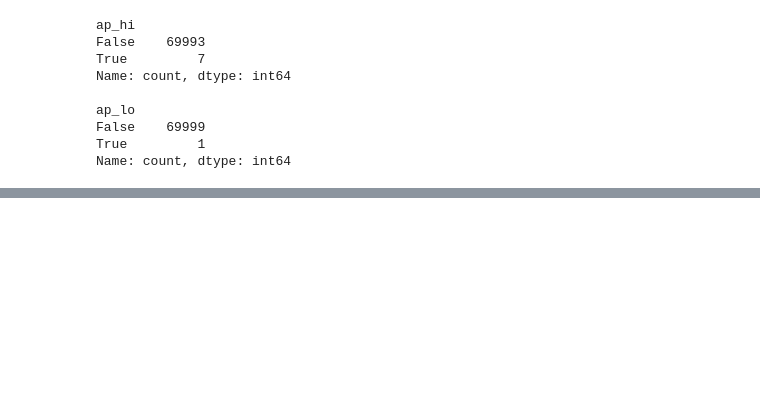
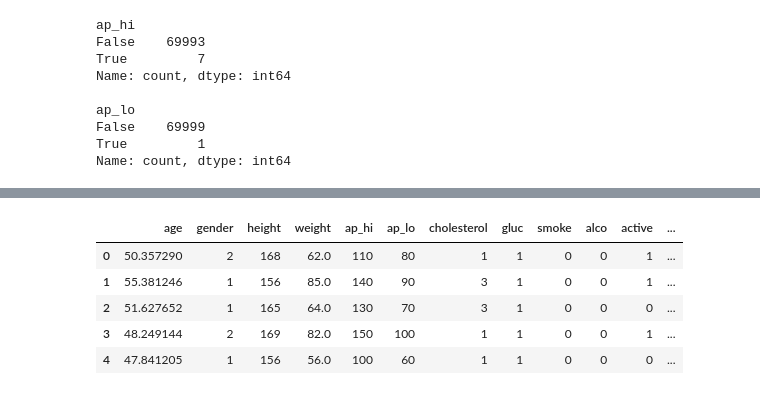
Before and after one commit to nabil0n/MachineLearning-Isak-Andersson, a Jupyter notebook: Labb/labbUppg1.ipynb, the cells around one changed output, grey strips where cells are left out. Cells and saved outputs as stored; diff of their text form; code cells hidden in the pictures; blank space fills up the shorter version.

```diff
--- a/Labb/labbUppg1.ipynb
+++ b/Labb/labbUppg1.ipynb
@@ -60,0 +105,12 @@ Name: count, dtype: int64
+# %%
+bmi_categories = pd.cut(df['BMI'], [-np.inf, 18.5, 24.9, 29.9, 34.9, np.inf], labels=['Normal weight', 'Overweight', 'Obese (class I)', 'Obese (class II)', 'Obese (class III)'])
+bmi_categories = pd.get_dummies(bmi_categories, drop_first=False, dtype=int)
+df = pd.concat([df, bmi_categories], axis=1)
+df.head()
+# %% [output]
+|  | age | gender | height | weight | ap_hi | ap_lo | cholesterol | gluc | smoke | alco | active | ... |
+| 0 | 50.357290 | 2 | 168 | 62.0 | 110 | 80 | 1 | 1 | 0 | 0 | 1 | ... |
+| 1 | 55.381246 | 1 | 156 | 85.0 | 140 | 90 | 3 | 1 | 0 | 0 | 1 | ... |
+| 2 | 51.627652 | 1 | 165 | 64.0 | 130 | 70 | 3 | 1 | 0 | 0 | 0 | ... |
+| 3 | 48.249144 | 2 | 169 | 82.0 | 150 | 100 | 1 | 1 | 0 | 0 | 1 | ... |
+| 4 | 47.841205 | 1 | 156 | 56.0 | 100 | 60 | 1 | 1 | 0 | 0 | 0 | ... |
```
Also changed, not shown: parts of 6 cells of this notebook, 1 other file.
